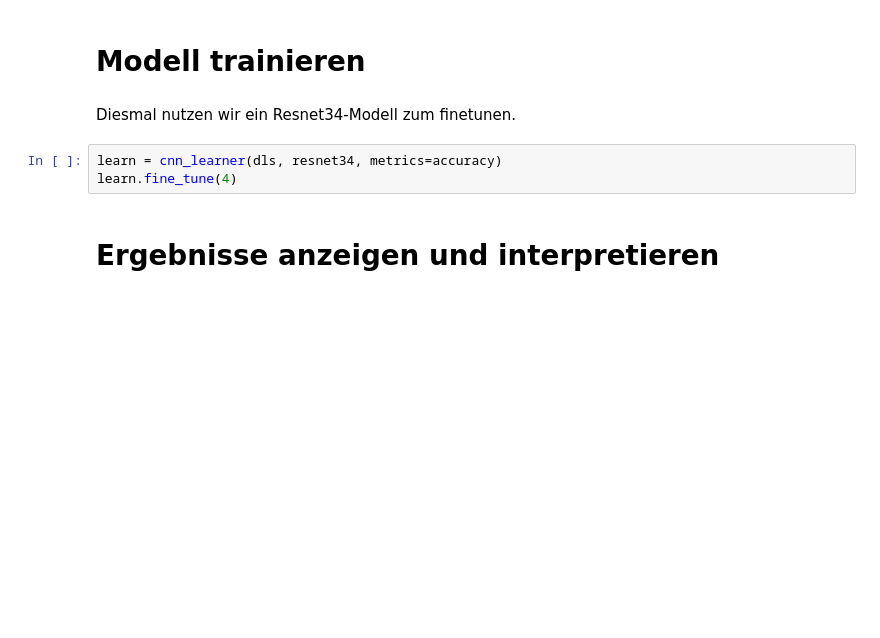
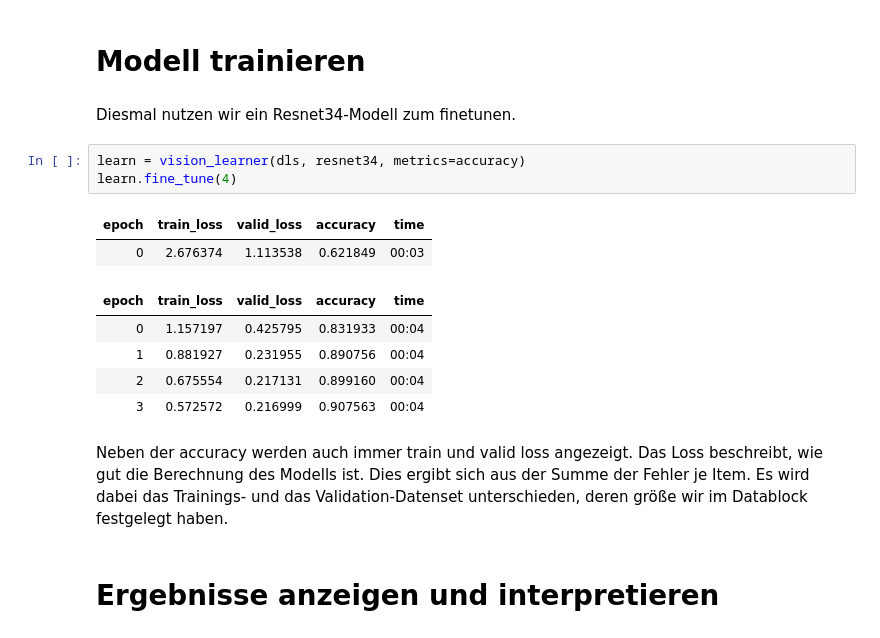
Before and after one commit to floleuerer/ml-tutorials, a Jupyter notebook: 02_fastai_imgscraper.ipynb, the cells around one changed output. Saved outputs shown, nothing was run; the diff lists cells and outputs as text; blank space fills up the shorter version.

```diff
--- a/02_fastai_imgscraper.ipynb
+++ b/02_fastai_imgscraper.ipynb
@@ -109,8 +146,18 @@ dls.train.show_batch(max_n=4, nrows=1, unique=True)
 # %% [markdown]
 Diesmal nutzen wir ein Resnet34-Modell zum finetunen.
 # %%
-learn = cnn_learner(dls, resnet34, metrics=accuracy)
+learn = vision_learner(dls, resnet34, metrics=accuracy)
 learn.fine_tune(4)
+# %% [output]
+| epoch | train_loss | valid_loss | accuracy | time |
+| 0 | 2.676374 | 1.113538 | 0.621849 | 00:03 |
+| epoch | train_loss | valid_loss | accuracy | time |
+| 0 | 1.157197 | 0.425795 | 0.831933 | 00:04 |
+| 1 | 0.881927 | 0.231955 | 0.890756 | 00:04 |
+| 2 | 0.675554 | 0.217131 | 0.899160 | 00:04 |
+| 3 | 0.572572 | 0.216999 | 0.907563 | 00:04 |
+# %% [markdown]
+Neben der accuracy werden auch immer train und valid loss angezeigt. Das Loss beschreibt, wie gut die Berechnung des Modells ist. Dies ergibt sich aus der Summe der Fehler je Item. Es wird dabei das Trainings- und das Validation-Datenset unterschieden, deren größe wir im Datablock festgelegt haben.
 # %% [markdown]
 # Ergebnisse anzeigen und interpretieren
 # %% [markdown]
```
Also changed, not shown: parts of 32 cells of this notebook, 5 other files.
